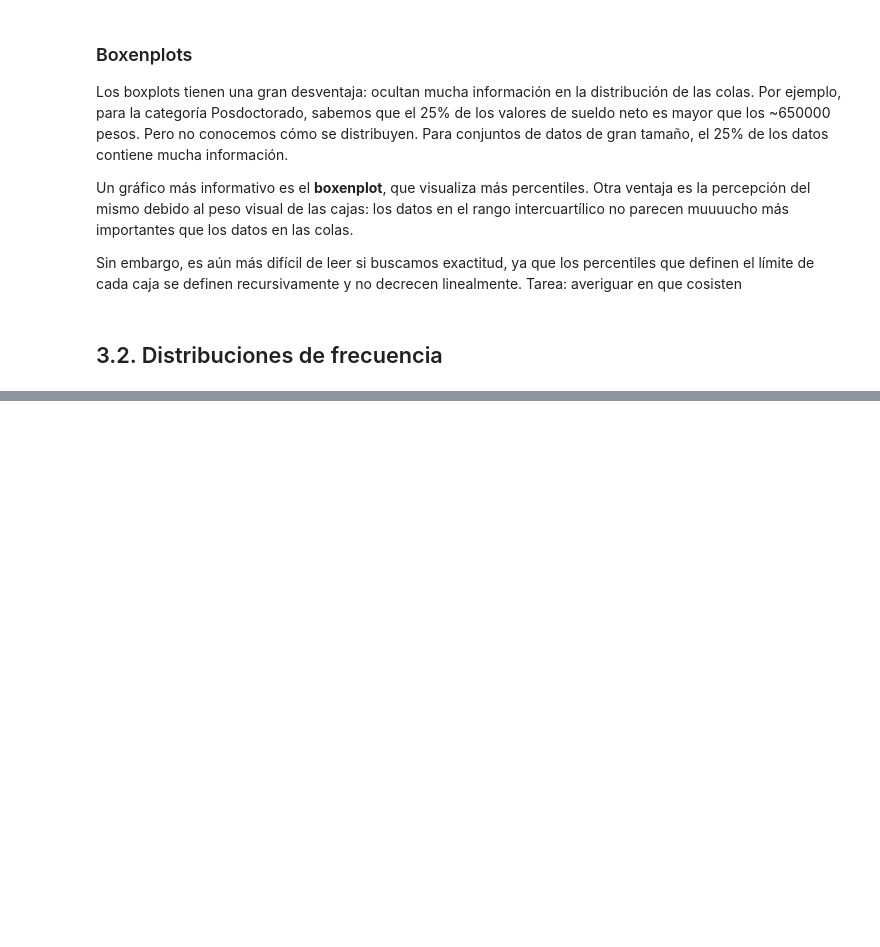
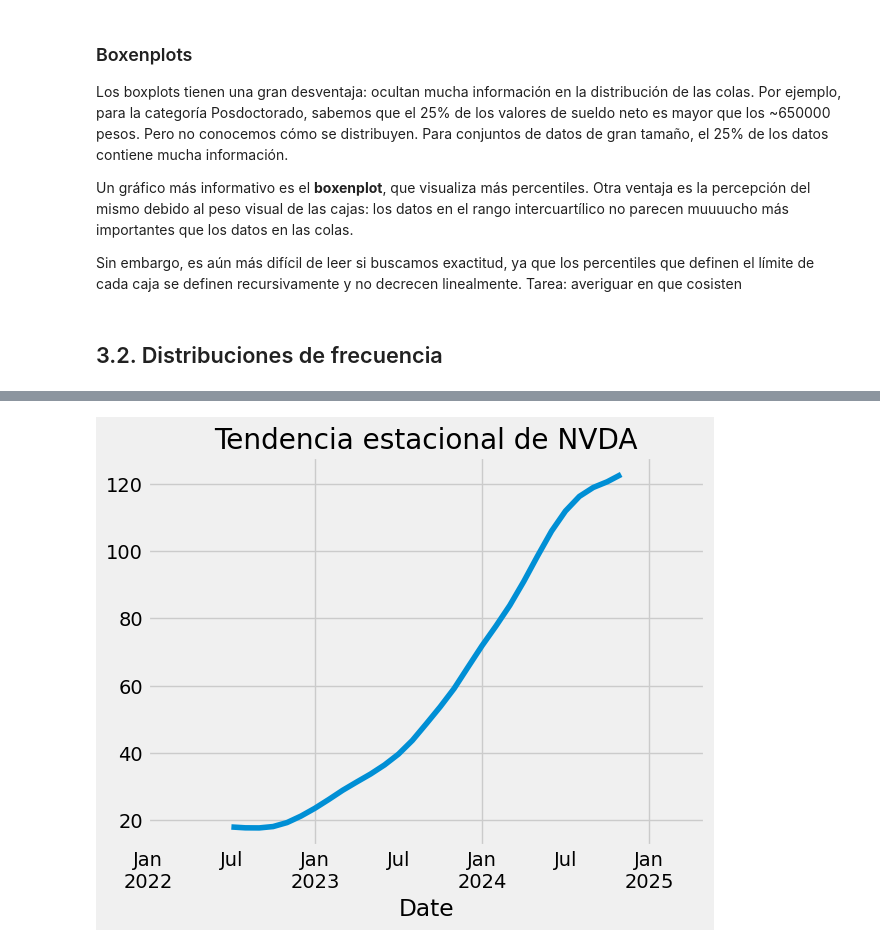
Before and after one commit to JonathanRosasV/PythonBasico2, a Jupyter notebook: Clase_3/python2_clase_3.ipynb, the cells around one changed output, grey strips where cells are left out. Saved outputs shown, nothing was run; the diff lists cells and outputs as text; code cells hidden in the pictures; blank space fills up the shorter version.

```diff
--- a/Clase_3/python2_clase_3.ipynb
+++ b/Clase_3/python2_clase_3.ipynb
@@ -887,0 +1012,12 @@ plt.ticklabel_format(style='plain', axis='x')
+# %%
+from statsmodels.tsa.seasonal import seasonal_decompose
+import matplotlib.pyplot as plt
+
+serie = seasonal_decompose(M_data_1['NVDA'], model='multiplicative')
+
+# Graficar la tendencia
+serie.trend.plot()
+plt.title('Tendencia estacional de NVDA')
+plt.show()
+# %% [output]
+[figure, added]
```
Also changed, not shown: parts of 15 cells of this notebook.
